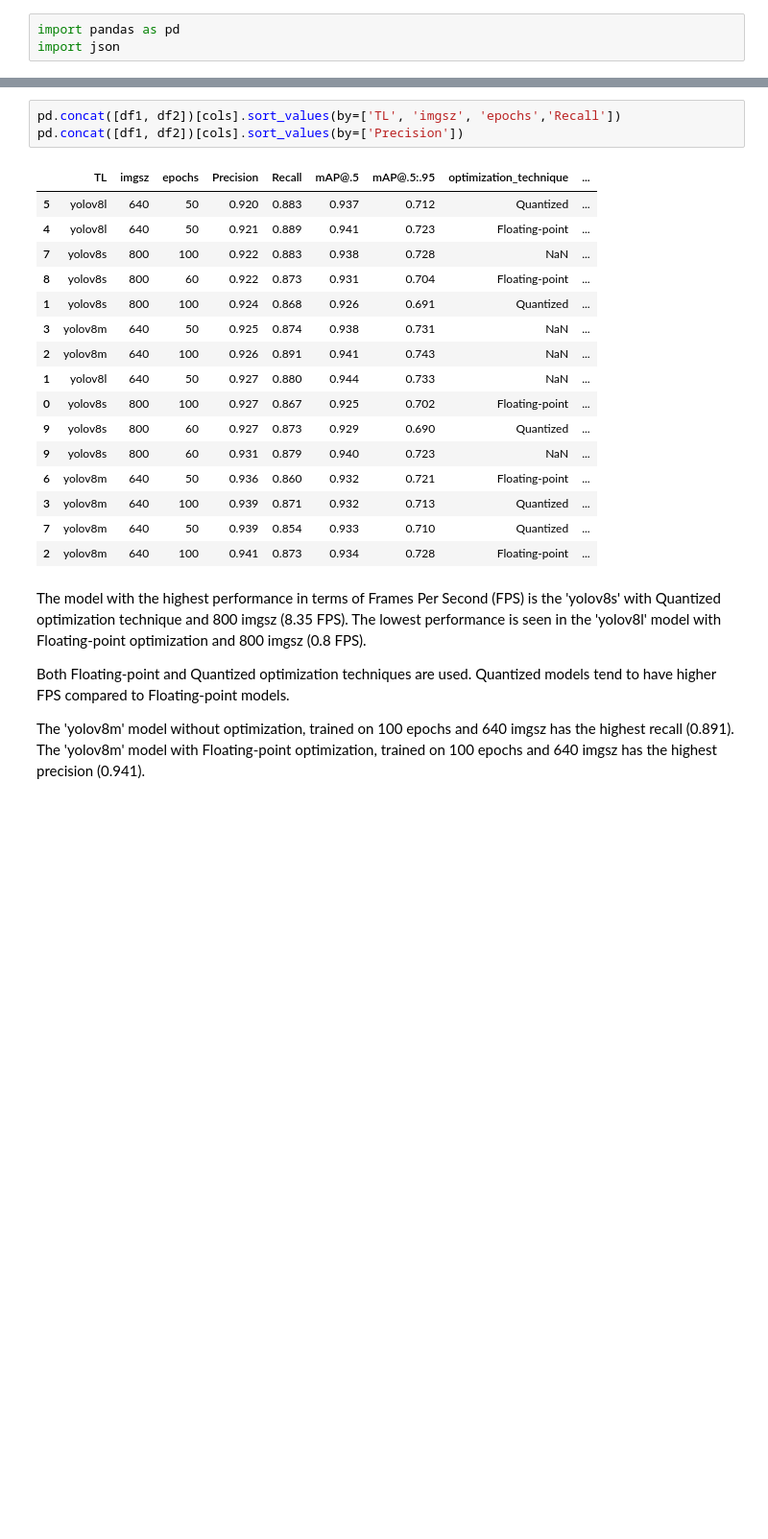
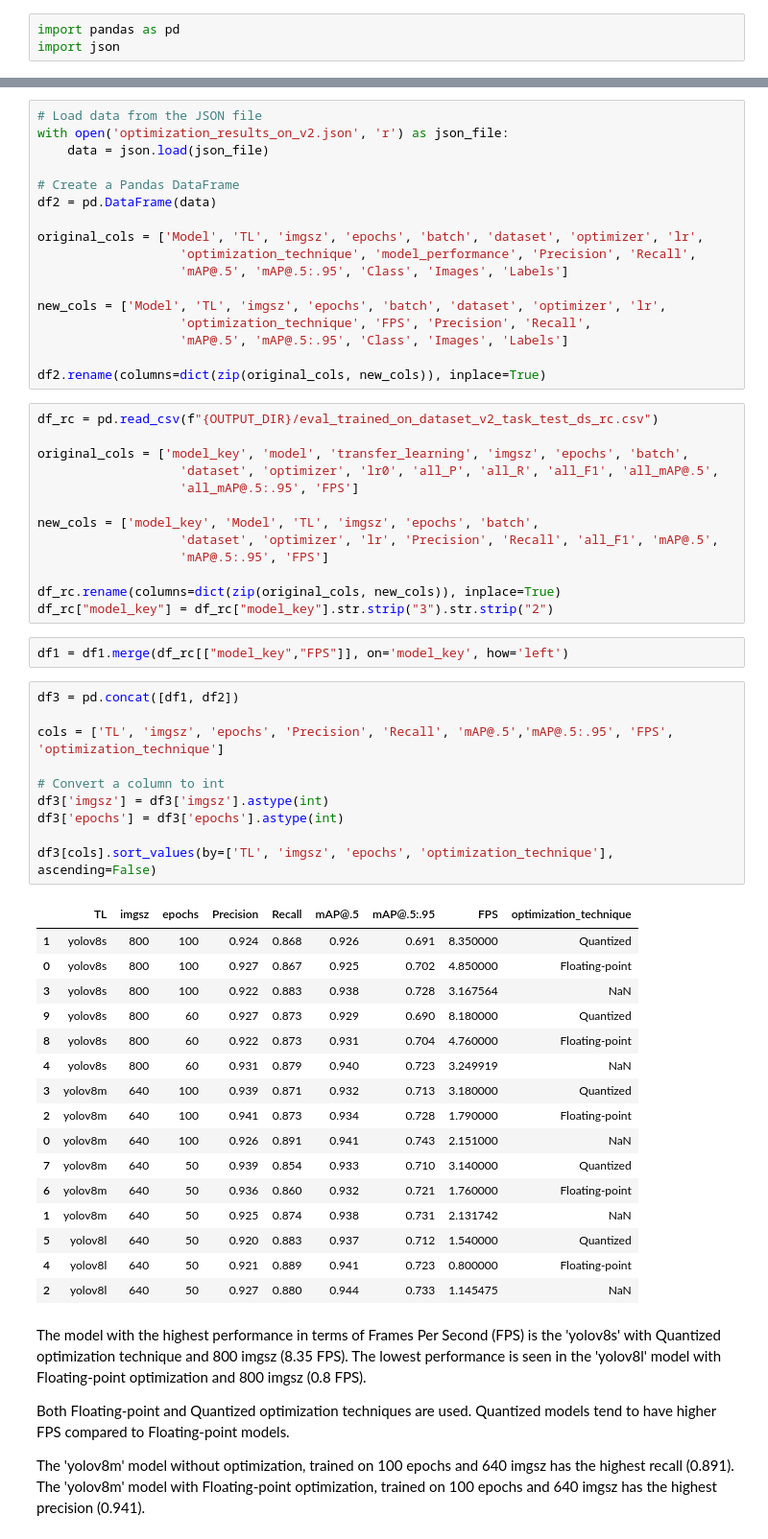
Before and after one commit to florvela/YOLO-Training-Optimization-Pose-Estimation-and-Tracking, a Jupyter notebook: 004-Optimization-with-OpenVINO/optimization_results.ipynb, the cells around one changed output, grey strips where cells are left out. Shown: that part at 96% size. Drawn from its saved outputs; the diff is of its cells as text; blank space fills up the shorter version.

Commit message:
Add Quantized model to pipeline

```diff
--- a/004-Optimization-with-OpenVINO/optimization_results.ipynb
+++ b/004-Optimization-with-OpenVINO/optimization_results.ipynb
@@ -46,23 +21,62 @@ df1
+# %%
+# Load data from the JSON file
+with open('optimization_results_on_v2.json', 'r') as json_file:
+    data = json.load(json_file)
+
+# Create a Pandas DataFrame
+df2 = pd.DataFrame(data)
+
+original_cols = ['Model', 'TL', 'imgsz', 'epochs', 'batch', 'dataset', 'optimizer', 'lr',
+                   'optimization_technique', 'model_performance', 'Precision', 'Recall',
+                   'mAP@.5', 'mAP@.5:.95', 'Class', 'Images', 'Labels']
+
+new_cols = ['Model', 'TL', 'imgsz', 'epochs', 'batch', 'dataset', 'optimizer', 'lr',
+                   'optimization_technique', 'FPS', 'Precision', 'Recall',
+                   'mAP@.5', 'mAP@.5:.95', 'Class', 'Images', 'Labels']
+
+df2.rename(columns=dict(zip(original_cols, new_cols)), inplace=True)
+# %%
+df_rc = pd.read_csv(f"{OUTPUT_DIR}/eval_trained_on_dataset_v2_task_test_ds_rc.csv")
+
+original_cols = ['model_key', 'model', 'transfer_learning', 'imgsz', 'epochs', 'batch',
+                   'dataset', 'optimizer', 'lr0', 'all_P', 'all_R', 'all_F1', 'all_mAP@.5',
+                   'all_mAP@.5:.95', 'FPS']
+
+new_cols = ['model_key', 'Model', 'TL', 'imgsz', 'epochs', 'batch',
+                   'dataset', 'optimizer', 'lr', 'Precision', 'Recall', 'all_F1', 'mAP@.5',
+                   'mAP@.5:.95', 'FPS']
+
+df_rc.rename(columns=dict(zip(original_cols, new_cols)), inplace=True)
+df_rc["model_key"] = df_rc["model_key"].str.strip("3").str.strip("2")
+# %%
+df1 = df1.merge(df_rc[["model_key","FPS"]], on='model_key', how='left')
 # %%
-pd.concat([df1, df2])[cols].sort_values(by=['TL', 'imgsz', 'epochs','Recall'])
-pd.concat([df1, df2])[cols].sort_values(by=['Precision'])
+df3 = pd.concat([df1, df2])
+
+cols = ['TL', 'imgsz', 'epochs', 'Precision', 'Recall', 'mAP@.5','mAP@.5:.95', 'FPS', 'optimization_technique']
+
+# Convert a column to int
+df3['imgsz'] = df3['imgsz'].astype(int)
+df3['epochs'] = df3['epochs'].astype(int)
+
+df3[cols].sort_values(by=['TL', 'imgsz', 'epochs', 'optimization_technique'], ascending=False)
 # %% [output]
-|  | TL | imgsz | epochs | Precision | Recall | mAP@.5 | mAP@.5:.95 | optimization_technique | ... |
-| 5 | yolov8l | 640 | 50 | 0.920 | 0.883 | 0.937 | 0.712 | Quantized | ... |
-| 4 | yolov8l | 640 | 50 | 0.921 | 0.889 | 0.941 | 0.723 | Floating-point | ... |
-| 7 | yolov8s | 800 | 100 | 0.922 | 0.883 | 0.938 | 0.728 | NaN | ... |
-| 8 | yolov8s | 800 | 60 | 0.922 | 0.873 | 0.931 | 0.704 | Floating-point | ... |
-| 1 | yolov8s | 800 | 100 | 0.924 | 0.868 | 0.926 | 0.691 | Quantized | ... |
-| 3 | yolov8m | 640 | 50 | 0.925 | 0.874 | 0.938 | 0.731 | NaN | ... |
-| 2 | yolov8m | 640 | 100 | 0.926 | 0.891 | 0.941 | 0.743 | NaN | ... |
-| 1 | yolov8l | 640 | 50 | 0.927 | 0.880 | 0.944 | 0.733 | NaN | ... |
-| 0 | yolov8s | 800 | 100 | 0.927 | 0.867 | 0.925 | 0.702 | Floating-point | ... |
-| 9 | yolov8s | 800 | 60 | 0.927 | 0.873 | 0.929 | 0.690 | Quantized | ... |
-| 9 | yolov8s | 800 | 60 | 0.931 | 0.879 | 0.940 | 0.723 | NaN | ... |
-| 6 | yolov8m | 640 | 50 | 0.936 | 0.860 | 0.932 | 0.721 | Floating-point | ... |
-| 3 | yolov8m | 640 | 100 | 0.939 | 0.871 | 0.932 | 0.713 | Quantized | ... |
-| 7 | yolov8m | 640 | 50 | 0.939 | 0.854 | 0.933 | 0.710 | Quantized | ... |
-| 2 | yolov8m | 640 | 100 | 0.941 | 0.873 | 0.934 | 0.728 | Floating-point | ... |
+|  | TL | imgsz | epochs | Precision | Recall | mAP@.5 | mAP@.5:.95 | FPS | optimization_technique |
+| 1 | yolov8s | 800 | 100 | 0.924 | 0.868 | 0.926 | 0.691 | 8.350000 | Quantized |
+| 0 | yolov8s | 800 | 100 | 0.927 | 0.867 | 0.925 | 0.702 | 4.850000 | Floating-point |
+| 3 | yolov8s | 800 | 100 | 0.922 | 0.883 | 0.938 | 0.728 | 3.167564 | NaN |
+| 9 | yolov8s | 800 | 60 | 0.927 | 0.873 | 0.929 | 0.690 | 8.180000 | Quantized |
+| 8 | yolov8s | 800 | 60 | 0.922 | 0.873 | 0.931 | 0.704 | 4.760000 | Floating-point |
+| 4 | yolov8s | 800 | 60 | 0.931 | 0.879 | 0.940 | 0.723 | 3.249919 | NaN |
+| 3 | yolov8m | 640 | 100 | 0.939 | 0.871 | 0.932 | 0.713 | 3.180000 | Quantized |
+| 2 | yolov8m | 640 | 100 | 0.941 | 0.873 | 0.934 | 0.728 | 1.790000 | Floating-point |
+| 0 | yolov8m | 640 | 100 | 0.926 | 0.891 | 0.941 | 0.743 | 2.151000 | NaN |
+| 7 | yolov8m | 640 | 50 | 0.939 | 0.854 | 0.933 | 0.710 | 3.140000 | Quantized |
+| 6 | yolov8m | 640 | 50 | 0.936 | 0.860 | 0.932 | 0.721 | 1.760000 | Floating-point |
+| 1 | yolov8m | 640 | 50 | 0.925 | 0.874 | 0.938 | 0.731 | 2.131742 | NaN |
+| 5 | yolov8l | 640 | 50 | 0.920 | 0.883 | 0.937 | 0.712 | 1.540000 | Quantized |
+| 4 | yolov8l | 640 | 50 | 0.921 | 0.889 | 0.941 | 0.723 | 0.800000 | Floating-point |
+| 2 | yolov8l | 640 | 50 | 0.927 | 0.880 | 0.944 | 0.733 | 1.145475 | NaN |
 # %% [markdown]
 
 The model with the highest performance in terms of Frames Per Second (FPS) is the 'yolov8s' with Quantized optimization technique and 800 imgsz (8.35 FPS).
```
Also changed, not shown: parts of 9 cells of this notebook, 9 other files.
